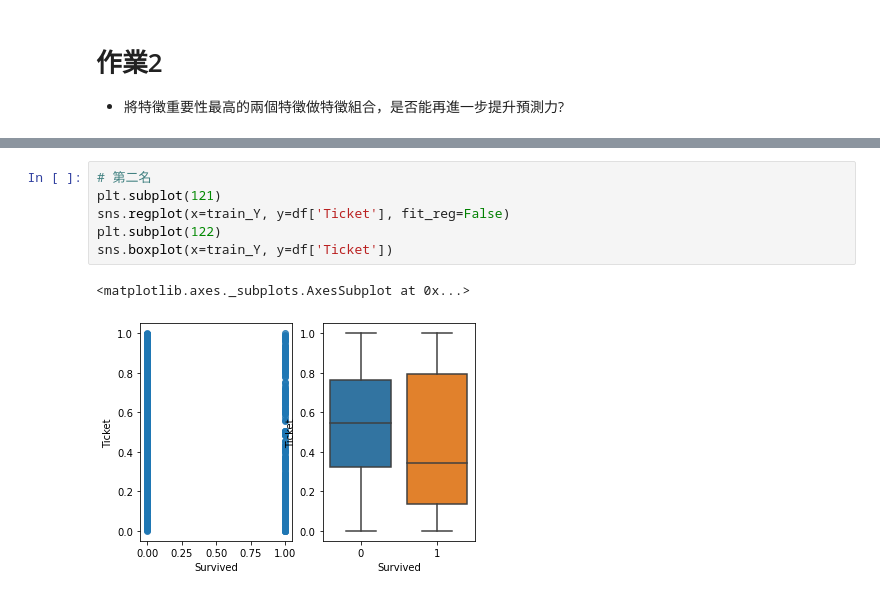
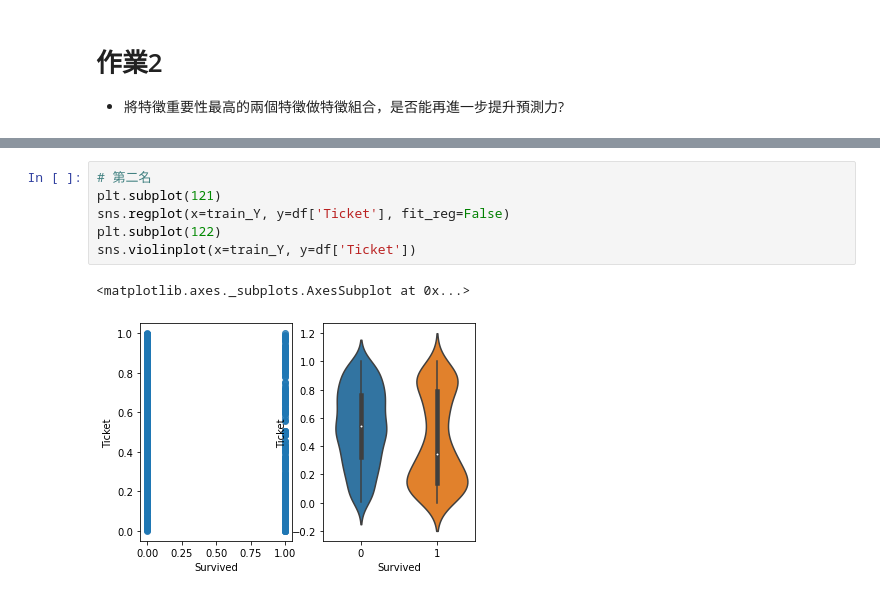
Before and after one commit to sefd852/4th-ML100Days, a Jupyter notebook: homework/Day_031_HW.ipynb, the cells around one changed output, grey strips where cells are left out. Drawn from its saved outputs; the diff is of its cells as text.

```diff
--- a/homework/Day_031_HW.ipynb
+++ b/homework/Day_031_HW.ipynb
@@ -102,12 +107,12 @@ sns.regplot(x=train_Y, y=df['Sex'], fit_reg=False)
 # %%
 # 第二名
 plt.subplot(121)
 sns.regplot(x=train_Y, y=df['Ticket'], fit_reg=False)
 plt.subplot(122)
-sns.boxplot(x=train_Y, y=df['Ticket'])
+sns.violinplot(x=train_Y, y=df['Ticket'])
 # %% [output]
 <matplotlib.axes._subplots.AxesSubplot at 0x...>
-[figure, old version]
+[figure, new version]
 # %%
 # 製作新特徵看效果
 """
```
Also changed, not shown: parts of 6 cells of this notebook.
